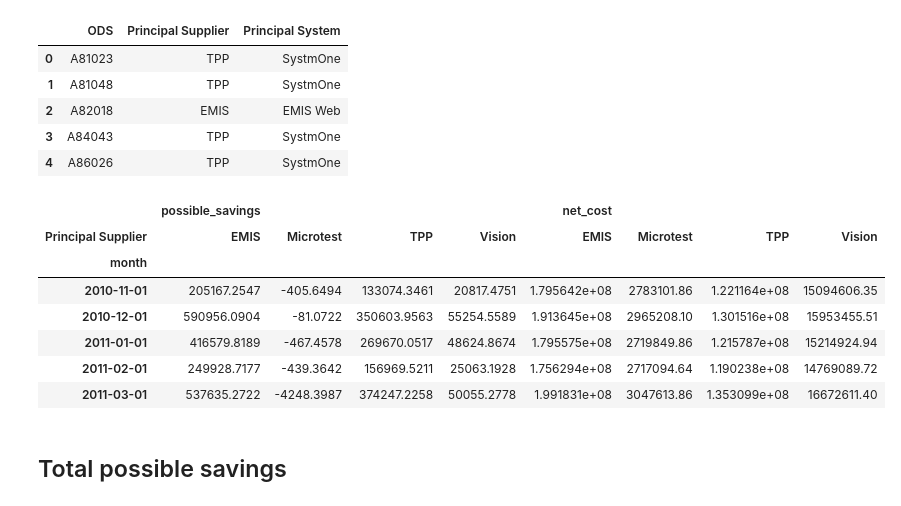
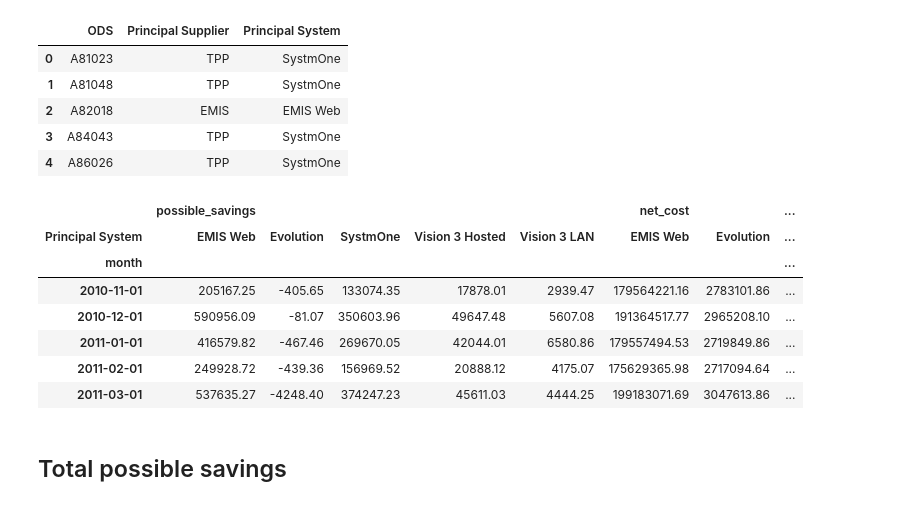
Before and after one commit to ebmdatalab/ghost_branded_generics_paper, a Jupyter notebook: Ghost Branded Generics.ipynb, the cells around one changed output. Saved outputs shown, nothing was run; the diff lists cells and outputs as text; code cells hidden in the pictures.

```diff
--- a/Ghost Branded Generics.ipynb
+++ b/Ghost Branded Generics.ipynb
@@ -168,18 +168,18 @@ epr.head()
 # %%
 numbers = practice[['month','practice', 'possible_savings','net_cost']]
 by_epr = numbers.merge(epr, how='inner', left_on='practice', right_on='ODS')
-by_epr = by_epr.groupby(['month','Principal Supplier']).sum()
+by_epr = by_epr.groupby(['month','Principal System']).sum() ### Alex I replaced ssupplier with system. Do you think this is good apprach or should I just change the value TPP to SystmOne?
 by_epr = by_epr.unstack()
 by_epr.head()
 # %% [output]
-|  | possible_savings |  |  |  | net_cost |  |  |  |
-| Principal Supplier | EMIS | Microtest | TPP | Vision | EMIS | Microtest | TPP | Vision |
-| month |  |  |  |  |  |  |  |  |
-| 2010-11-01 | 205167.2547 | -405.6494 | 133074.3461 | 20817.4751 | 1.795642e+08 | 2783101.86 | 1.221164e+08 | 15094606.35 |
-| 2010-12-01 | 590956.0904 | -81.0722 | 350603.9563 | 55254.5589 | 1.913645e+08 | 2965208.10 | 1.301516e+08 | 15953455.51 |
-| 2011-01-01 | 416579.8189 | -467.4578 | 269670.0517 | 48624.8674 | 1.795575e+08 | 2719849.86 | 1.215787e+08 | 15214924.94 |
-| 2011-02-01 | 249928.7177 | -439.3642 | 156969.5211 | 25063.1928 | 1.756294e+08 | 2717094.64 | 1.190238e+08 | 14769089.72 |
-| 2011-03-01 | 537635.2722 | -4248.3987 | 374247.2258 | 50055.2778 | 1.991831e+08 | 3047613.86 | 1.353099e+08 | 16672611.40 |
+|  | possible_savings |  |  |  |  | net_cost |  | ... |
+| Principal System | EMIS Web | Evolution | SystmOne | Vision 3 Hosted | Vision 3 LAN | EMIS Web | Evolution | ... |
+| month |  |  |  |  |  |  |  | ... |
+| 2010-11-01 | 205167.25 | -405.65 | 133074.35 | 17878.01 | 2939.47 | 179564221.16 | 2783101.86 | ... |
+| 2010-12-01 | 590956.09 | -81.07 | 350603.96 | 49647.48 | 5607.08 | 191364517.77 | 2965208.10 | ... |
+| 2011-01-01 | 416579.82 | -467.46 | 269670.05 | 42044.01 | 6580.86 | 179557494.53 | 2719849.86 | ... |
+| 2011-02-01 | 249928.72 | -439.36 | 156969.52 | 20888.12 | 4175.07 | 175629365.98 | 2717094.64 | ... |
+| 2011-03-01 | 537635.27 | -4248.40 | 374247.23 | 45611.03 | 4444.25 | 199183071.69 | 3047613.86 | ... |
 # %% [markdown]
 ## Total possible savings
 # %%
```
Also changed, not shown: parts of 6 cells of this notebook.
